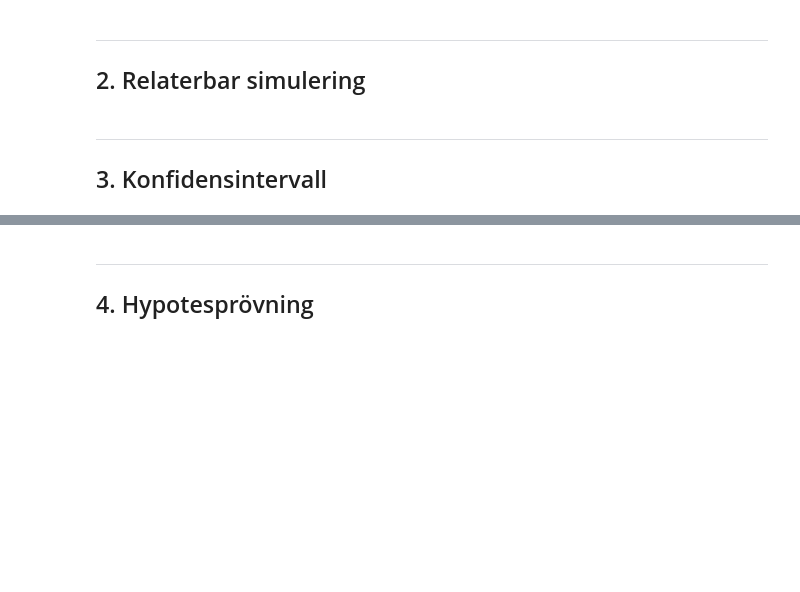
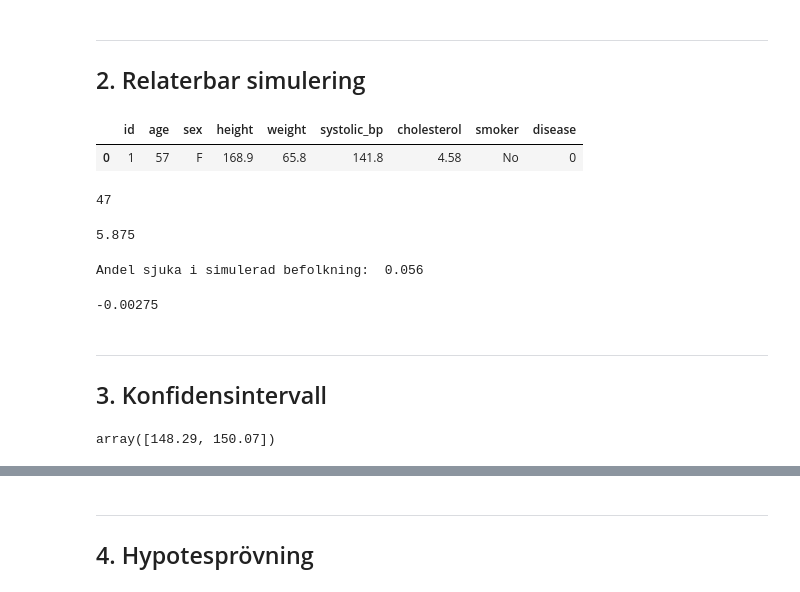
Before and after one commit to MaWe96/Health-Study-Python, a Jupyter notebook: notebook.ipynb, the cells around one changed output, grey strips where cells are left out. Drawn from its saved outputs; the diff is of its cells as text; code cells hidden in the pictures; blank space fills up the shorter version.

Commit message:
Skrev simulering, ci, och hypothesis test.

```diff
--- a/notebook.ipynb
+++ b/notebook.ipynb
@@ -95,7 +95,57 @@ Kommentar:
 ---
 
 ## 2. Relaterbar simulering
+# %%
+df.head(1) # en titt på df
+# %% [output]
+|  | id | age | sex | height | weight | systolic_bp | cholesterol | smoker | disease |
+| 0 | 1 | 57 | F | 168.9 | 65.8 | 141.8 | 4.58 | No | 0 |
+# %%
+is_sick = len(df[df['disease'] == 1]) # vi får att 47st har sjukdomen.
+is_sick
+# %% [output]
+47
+# %%
+is_healthy = len(df) - is_sick
+is_healthy # vi får att 753 är friska.
+
+sick_vs_healthy = is_sick / len(df)
+sick_vs_healthy * 100 # vi får att 5.875% är sjuka.
+# %% [output]
+5.875
+# %%
+# Simulera med numpy:
+np.random.seed(42)
+n = 1000
+
+# skapar 1000 nummer (0 eller 1) med sannolikhet 1-0.05875 och 0.05875, respektivt.
+sim_pop = np.random.choice([0,1], size=n, p=[1-sick_vs_healthy,sick_vs_healthy])
+print("Andel sjuka i simulerad befolkning: ",sim_pop.mean()) # vi får 0.056
+
+# jämför simulering med actual:
+round(float((sim_pop.mean() - sick_vs_healthy)),6)
+# vi får att den riktiga befolkningen har 0.28% mindre sjuka än den simulerade befolkningen.
+# %% [output]
+Andel sjuka i simulerad befolkning:  0.056
+-0.00275
 # %% [markdown]
 ---
 
 ## 3. Konfidensintervall
+# %%
+array_systolic = df['systolic_bp'].to_numpy()
+array_systolic
+
+# Normalapproximation (z-score)
+mean = array_systolic.mean() # ger 149.178625
+sd = array_systolic.std(ddof=1) # 1 degree of freedom, då det är sample och inte hela population.
+sd # ger ca 12.79 = standardavvikelse
+n = len(array_systolic)
+se = sd / np.sqrt(n) # ger ca 0.452 = standardfel (dvs osäkerheten i skattade medelvärdet)
+z = 1.96
+
+ci_normal = (mean - z*se, mean + z*se)
+np.round(ci_normal, 2) # ger ca (148.29, 150.07),
+# och då är vi säkra på 95% att medelvärden borde finnas inom detta spann.
+# %% [output]
+array([148.29, 150.07])
```
Also changed, not shown: parts of 6 cells of this notebook.
